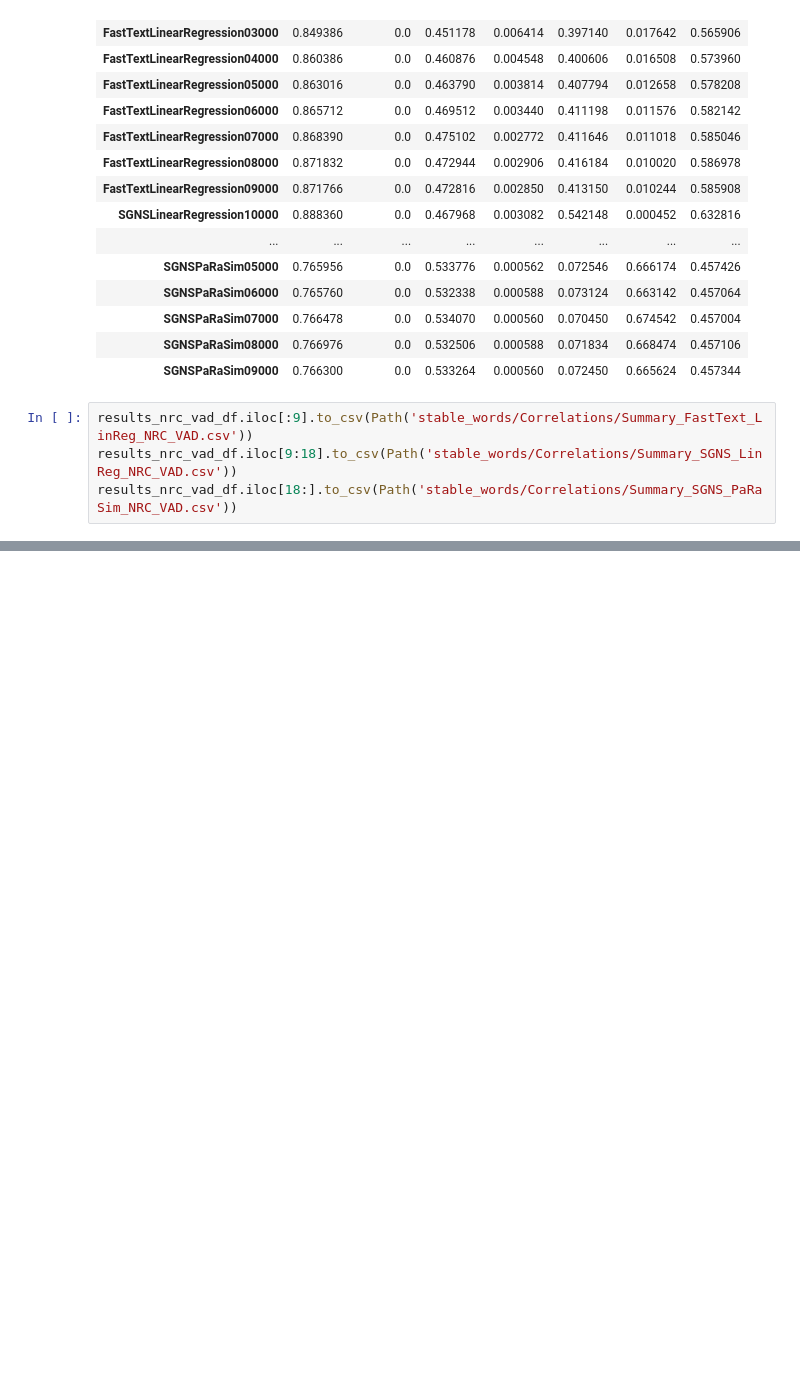
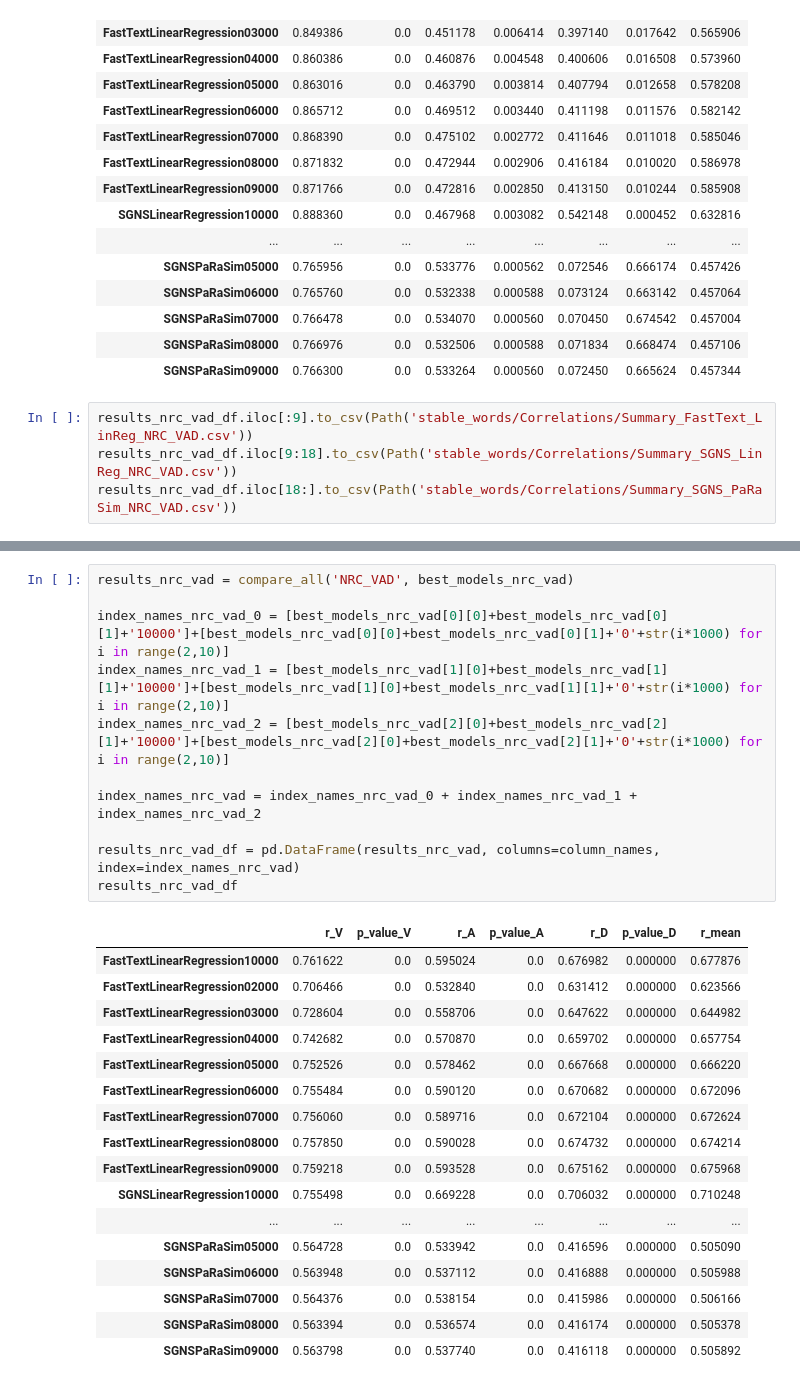
Before and after one commit to NotJona/HEA, a Jupyter notebook: main.ipynb, the cells around one changed output, grey strips where cells are left out. Drawn from its saved outputs; the diff is of its cells as text; blank space fills up the shorter version.

```diff
--- a/main.ipynb
+++ b/main.ipynb
@@ -527,0 +652,29 @@ results_nrc_vad_df.iloc[18:].to_csv(Path('stable_words/Correlations/Summary_SGNS
+# %%
+results_nrc_vad = compare_all('NRC_VAD', best_models_nrc_vad)
+
+index_names_nrc_vad_0 = [best_models_nrc_vad[0][0]+best_models_nrc_vad[0][1]+'10000']+[best_models_nrc_vad[0][0]+best_models_nrc_vad[0][1]+'0'+str(i*1000) for i in range(2,10)]
+index_names_nrc_vad_1 = [best_models_nrc_vad[1][0]+best_models_nrc_vad[1][1]+'10000']+[best_models_nrc_vad[1][0]+best_models_nrc_vad[1][1]+'0'+str(i*1000) for i in range(2,10)]
+index_names_nrc_vad_2 = [best_models_nrc_vad[2][0]+best_models_nrc_vad[2][1]+'10000']+[best_models_nrc_vad[2][0]+best_models_nrc_vad[2][1]+'0'+str(i*1000) for i in range(2,10)]
+
+index_names_nrc_vad = index_names_nrc_vad_0 + index_names_nrc_vad_1 + index_names_nrc_vad_2
+
+results_nrc_vad_df = pd.DataFrame(results_nrc_vad, columns=column_names, index=index_names_nrc_vad)
+results_nrc_vad_df
+# %% [output]
+|  | r_V | p_value_V | r_A | p_value_A | r_D | p_value_D | r_mean |
+| FastTextLinearRegression10000 | 0.761622 | 0.0 | 0.595024 | 0.0 | 0.676982 | 0.000000 | 0.677876 |
+| FastTextLinearRegression02000 | 0.706466 | 0.0 | 0.532840 | 0.0 | 0.631412 | 0.000000 | 0.623566 |
+| FastTextLinearRegression03000 | 0.728604 | 0.0 | 0.558706 | 0.0 | 0.647622 | 0.000000 | 0.644982 |
+| FastTextLinearRegression04000 | 0.742682 | 0.0 | 0.570870 | 0.0 | 0.659702 | 0.000000 | 0.657754 |
+| FastTextLinearRegression05000 | 0.752526 | 0.0 | 0.578462 | 0.0 | 0.667668 | 0.000000 | 0.666220 |
+| FastTextLinearRegression06000 | 0.755484 | 0.0 | 0.590120 | 0.0 | 0.670682 | 0.000000 | 0.672096 |
+| FastTextLinearRegression07000 | 0.756060 | 0.0 | 0.589716 | 0.0 | 0.672104 | 0.000000 | 0.672624 |
+| FastTextLinearRegression08000 | 0.757850 | 0.0 | 0.590028 | 0.0 | 0.674732 | 0.000000 | 0.674214 |
+| FastTextLinearRegression09000 | 0.759218 | 0.0 | 0.593528 | 0.0 | 0.675162 | 0.000000 | 0.675968 |
+| SGNSLinearRegression10000 | 0.755498 | 0.0 | 0.669228 | 0.0 | 0.706032 | 0.000000 | 0.710248 |
+| ... | ... | ... | ... | ... | ... | ... | ... |
+| SGNSPaRaSim05000 | 0.564728 | 0.0 | 0.533942 | 0.0 | 0.416596 | 0.000000 | 0.505090 |
+| SGNSPaRaSim06000 | 0.563948 | 0.0 | 0.537112 | 0.0 | 0.416888 | 0.000000 | 0.505988 |
+| SGNSPaRaSim07000 | 0.564376 | 0.0 | 0.538154 | 0.0 | 0.415986 | 0.000000 | 0.506166 |
+| SGNSPaRaSim08000 | 0.563394 | 0.0 | 0.536574 | 0.0 | 0.416174 | 0.000000 | 0.505378 |
+| SGNSPaRaSim09000 | 0.563798 | 0.0 | 0.537740 | 0.0 | 0.416118 | 0.000000 | 0.505892 |
```
Also changed, not shown: parts of 14 cells of this notebook, 1 other file.
